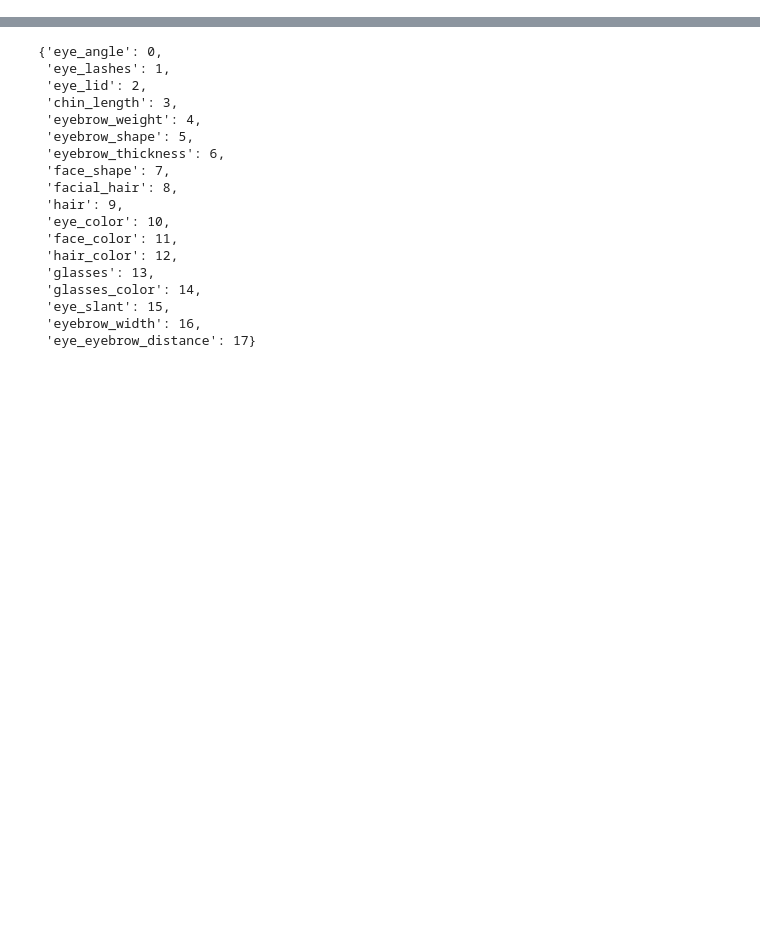
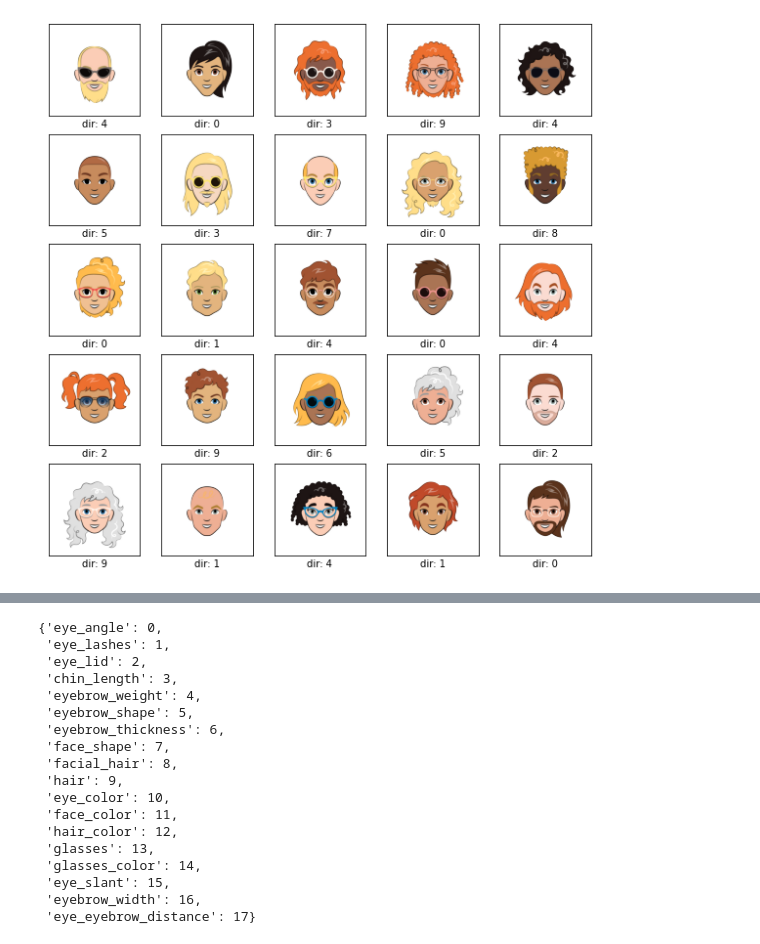
Before and after one commit to prwlnght/deep_learning, a Jupyter notebook: vision/toons_classifier.ipynb, the cells around one changed output, grey strips where cells are left out. Saved outputs shown, nothing was run; the diff lists cells and outputs as text; code cells hidden in the pictures; blank space fills up the shorter version.

```diff
--- a/vision/toons_classifier.ipynb
+++ b/vision/toons_classifier.ipynb
@@ -16,0 +48,17 @@ os.listdir(data_dir)
+# %%
+# plot some random selection from random sub folders in the dataset to get a feel for the data
+plt.figure(figsize=(10,10))
+for i in range(25):
+    subdir_name = np.random.choice(os.listdir(data_dir))
+    subdir = os.path.join(data_dir, subdir_name)
+    img_file = os.path.join(subdir, np.random.choice([x for x in os.listdir(subdir) if x.endswith('.png')]))
+    plt.subplot(5,5,i+1)
+    plt.xticks([])
+    plt.yticks([])
+    plt.grid(False)
+    img = plt.imread(img_file)
+    plt.imshow(img)
+    plt.xlabel(f'dir: {subdir_name}')
+plt.show()
+# %% [output]
+[figure, added]
```
Also changed, not shown: parts of 15 cells of this notebook, 2 other files.
